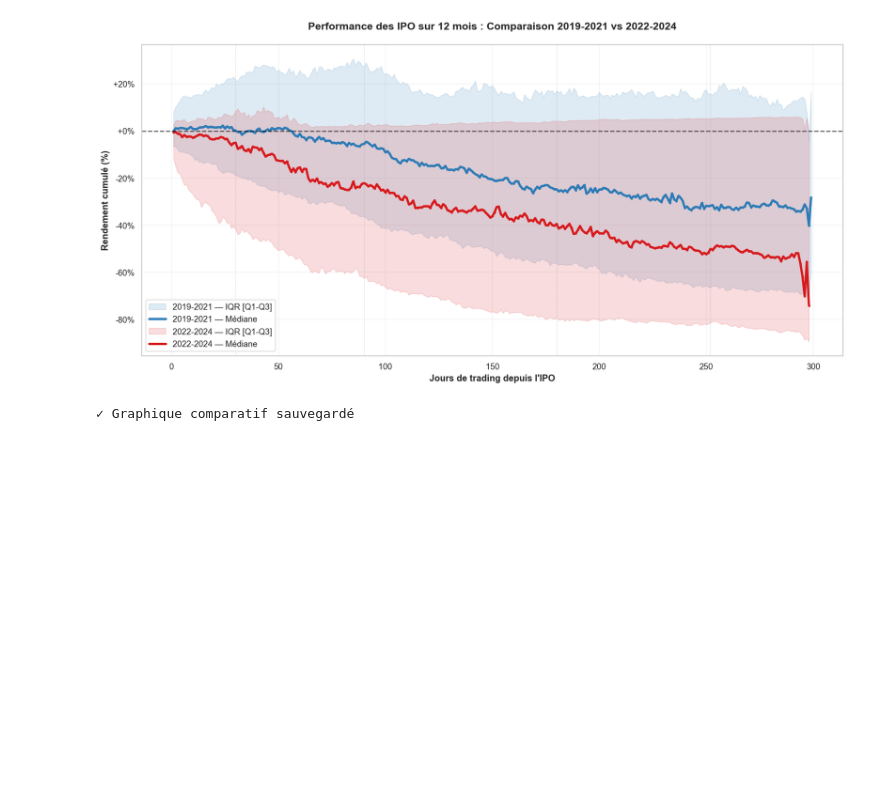
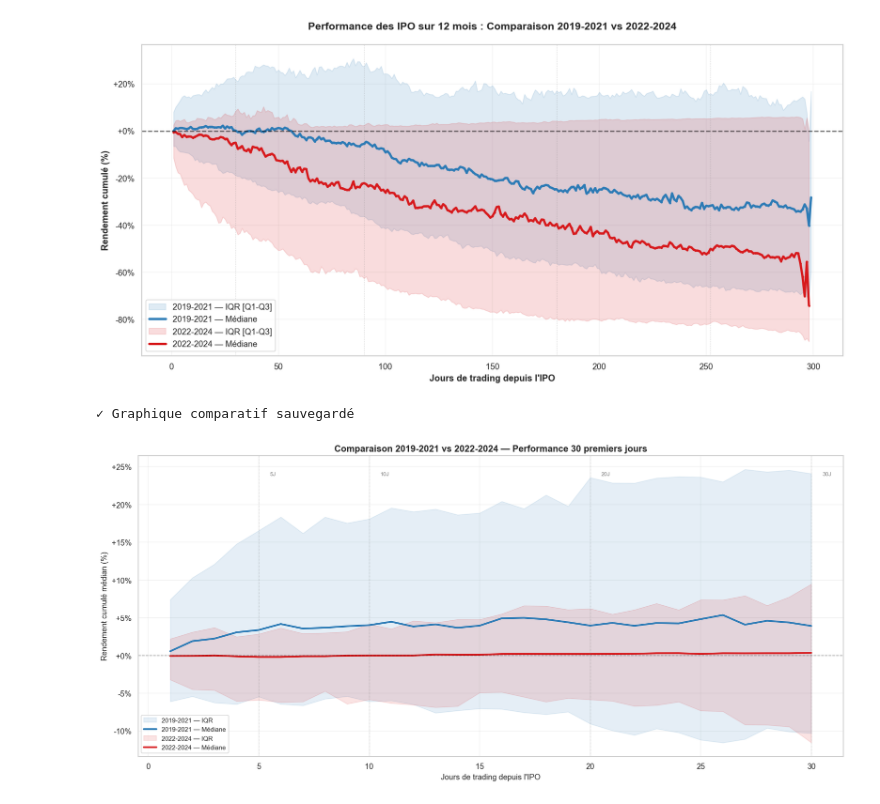
Before and after one commit to Dmkn78/IPO, a Jupyter notebook: performance_12m_h4.ipynb, the cells around one changed output. Drawn from its saved outputs; the diff is of its cells as text; code cells hidden in the pictures; blank space fills up the shorter version.

```diff
--- a/performance_12m_h4.ipynb
+++ b/performance_12m_h4.ipynb
@@ -805,3 +807,97 @@ print("✓ Graphique comparatif sauvegardé")
 # %% [output]
 [figure]
 ✓ Graphique comparatif sauvegardé
+# %%
+import numpy as np
+import pandas as pd
+from pathlib import Path
+import seaborn as sns
+
+import matplotlib.pyplot as plt
+import matplotlib.ticker as mticker
+
+sns.set_theme(style="whitegrid", palette="muted")
+plt.rcParams.update({"figure.figsize": (14, 6), "figure.dpi": 120})
+
+COLORS = {"2019-2021": "#2C7BB6", "2022-2024": "#D7191C"}
+CACHE_PATH = Path("data/daily_returns_cache.csv")
+MAX_DAY = 30
+
+# TickeRs à garder
+tickers = pd.read_csv("clean_h4.csv")["ticker"].dropna().astype(str).unique()
+
+# Base IPO
+df_base = pd.read_excel("data/dataset.xlsx")
+df_base["ipo_date"] = pd.to_datetime(df_base["ipo_date"])
+df_base = df_base[df_base["year"].between(2019, 2024)].copy()
+df_base = df_base.dropna(subset=["ticker", "ipo_date", "open_px"])
+df_base["ticker"] = df_base["ticker"].astype(str)
+df_base = df_base[df_base["ticker"].isin(tickers)].copy()
+df_base["cohort"] = np.where(df_base["year"].between(2019, 2021), "2019-2021", "2022-2024")
+
+# Données quotidiennes
+df_daily = pd.read_csv(CACHE_PATH, parse_dates=["date"])
+df_daily["ticker"] = df_daily["ticker"].astype(str)
+df_daily = df_daily[df_daily["ticker"].isin(tickers)].copy()
+df_daily["year_month"] = df_daily["date"].dt.to_period("M").dt.to_timestamp()
+
+# Taux Fed mensuel
+df_fed_monthly = pd.read_excel("data/fred_monthly.xlsx")
+df_fed_monthly["date"] = pd.to_datetime(df_fed_monthly["date"])
+df_fed_monthly["year_month"] = df_fed_monthly["date"].dt.to_period("M").dt.to_timestamp()
+
+# Merge daily + Fed
+df_daily_fed = df_daily.merge(
+    df_fed_monthly[["year_month", "fed_rate"]],
+    on="year_month",
+    how="left"
+)
+
+# Agrégation
+agg_fed = df_daily_fed.groupby(["cohort", "trading_day"], as_index=False).agg(
+    n_ipo=("cum_return", "count"),
+    median_return=("cum_return", "median"),
+    mean_return=("cum_return", "mean"),
+    q25=("cum_return", lambda x: np.quantile(x, 0.25)),
+    q75=("cum_return", lambda x: np.quantile(x, 0.75)),
+    median_fed=("fed_rate", "median"),
+    mean_fed=("fed_rate", "mean"),
+)
+
+# Graphique
+fig, ax_main = plt.subplots(figsize=(15, 7))
+
+for cohort in ["2019-2021", "2022-2024"]:
+    sub = agg_fed[(agg_fed["cohort"] == cohort) & (agg_fed["trading_day"] <= MAX_DAY)].copy()
+    col = COLORS[cohort]
+
+    ax_main.fill_between(
+        sub["trading_day"], sub["q25"] * 100, sub["q75"] * 100,
+        color=col, alpha=0.12, label=f"{cohort} — IQR"
+    )
+    ax_main.plot(
+        sub["trading_day"], sub["median_return"] * 100,
+        color=col, lw=2.5, label=f"{cohort} — Médiane"
+    )
+
+ax_main.axhline(0, color="black", lw=1, ls="--", alpha=0.4)
+ax_main.set_xlabel("Jours de trading depuis l'IPO", fontsize=11)
+ax_main.set_ylabel("Rendement cumulé médian (%)", fontsize=11)
+ax_main.yaxis.set_major_formatter(mticker.FormatStrFormatter("%+.0f%%"))
+
+for day, lbl in [(5, "5J"), (10, "10J"), (20, "20J"), (30, "30J")]:
+    ax_main.axvline(day, color="gray", lw=0.7, ls=":", alpha=0.5)
+    ax_main.text(day + 0.5, ax_main.get_ylim()[1] * 0.92 if ax_main.get_ylim()[1] > 0 else 5,
+                 lbl, fontsize=8, color="gray", va="top")
+
+ax_main.legend(loc="lower left", fontsize=9)
+ax_main.set_title(
+    "Comparaison 2019-2021 vs 2022-2024 — Performance 30 premiers jours",
+    fontsize=13, fontweight="bold"
+)
+ax_main.grid(True, alpha=0.25)
+plt.tight_layout()
+plt.savefig("data/perf_30j_comparaison.png", dpi=150, bbox_inches="tight")
+plt.show()
+# %% [output]
+[figure, added]
```
Also changed, not shown: parts of 1 cell of this notebook, 8 other files.
